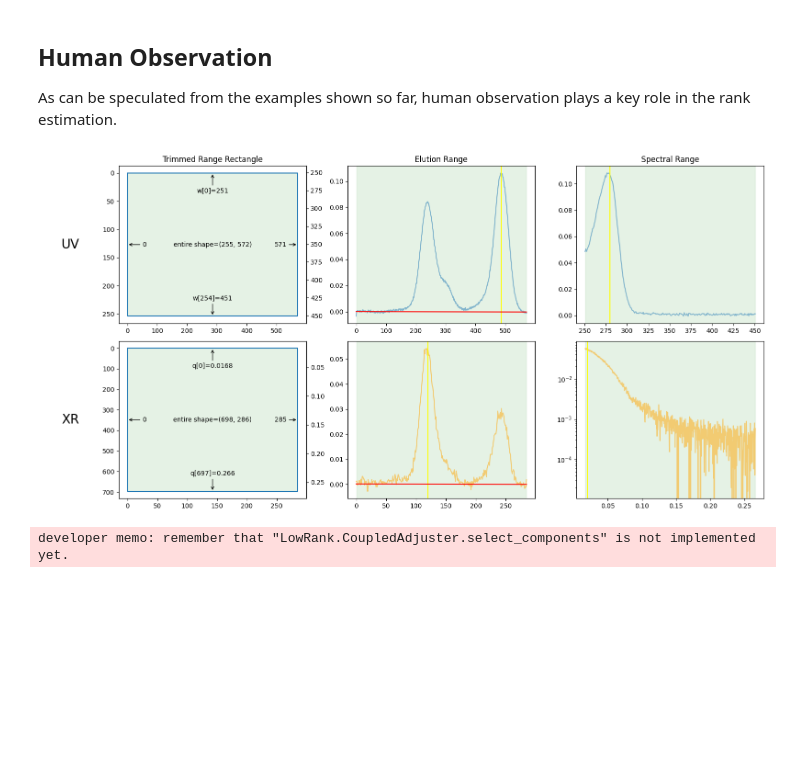
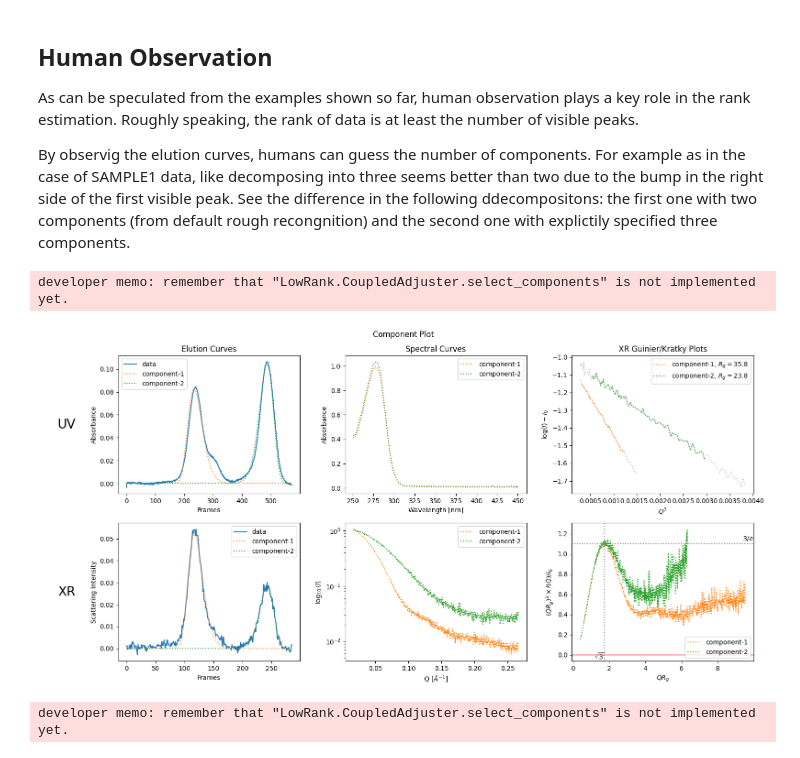
Before and after one commit to nshimizu0721/molass-tutorial, a Jupyter notebook: chapters/06/rank_estimation.ipynb, the cells around one changed output. Drawn from its saved outputs; the diff is of its cells as text; code cells hidden in the pictures; blank space fills up the shorter version.

Commit message:
Recover the LRF chapter and add description to rank estimation

```diff
--- a/chapters/06/rank_estimation.ipynb
+++ b/chapters/06/rank_estimation.ipynb
@@ -9,19 +17,24 @@ We will explore briefly about the rank estimation problem below.
 # %% [markdown]
 ## Human Observation
 
-As can be speculated from the examples shown so far, human observation plays a key role in the rank estimation.
+As can be speculated from the examples shown so far, human observation plays a key role in the rank estimation. Roughly speaking, the rank of data is at least the number of visible peaks.
+
+By observig the elution curves, humans can guess the number of components. For example as in the case of SAMPLE1 data, like decomposing into three seems better than two due to the bump in the right side of the first visible peak. See the difference in the following ddecompositons: the first one with two components (from default rough recongnition) and the second one with explictily specified three components.
 # %%
 import sys
+sys.path.insert(0, '../../../molass-legacy')
 sys.path.insert(0, '../../../molass-library')
 from molass import get_version
 # molass 0.1.2 is not uploaded to PyPI yet. Donwload it from GitHub.
 assert get_version() >= '0.1.2', "This script requires molass version 0.1.2 or higher."
 from molass_data import SAMPLE1
 from molass.DataObjects import SecSaxsData as SSD
 ssd = SSD(SAMPLE1)
 trimmed_ssd = ssd.trimmed_copy()
 corrected_ssd = trimmed_ssd.corrected_copy()
-corrected_ssd.plot_trimming_info();
+decomposition = corrected_ssd.quick_decomposition();
+decomposition.plot_components();
 # %% [output]
+developer memo: remember that "LowRank.CoupledAdjuster.select_components" is not implemented yet.
-[figure, old version]
+[figure, new version]
 # %%
```
Also changed, not shown: parts of 11 cells of this notebook.
